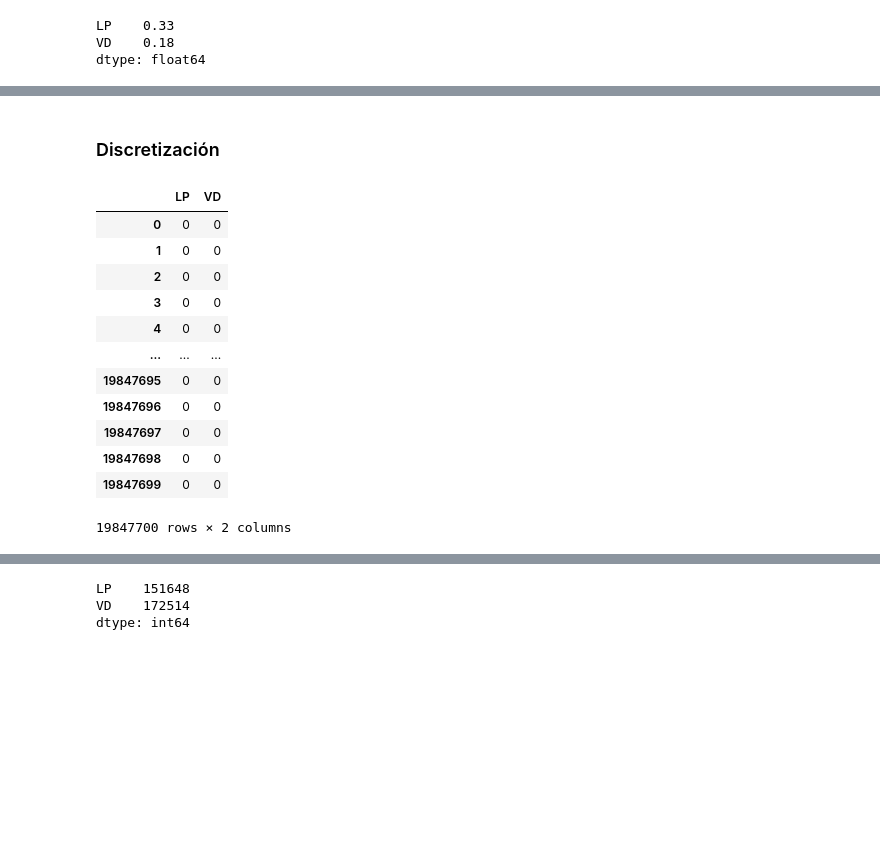
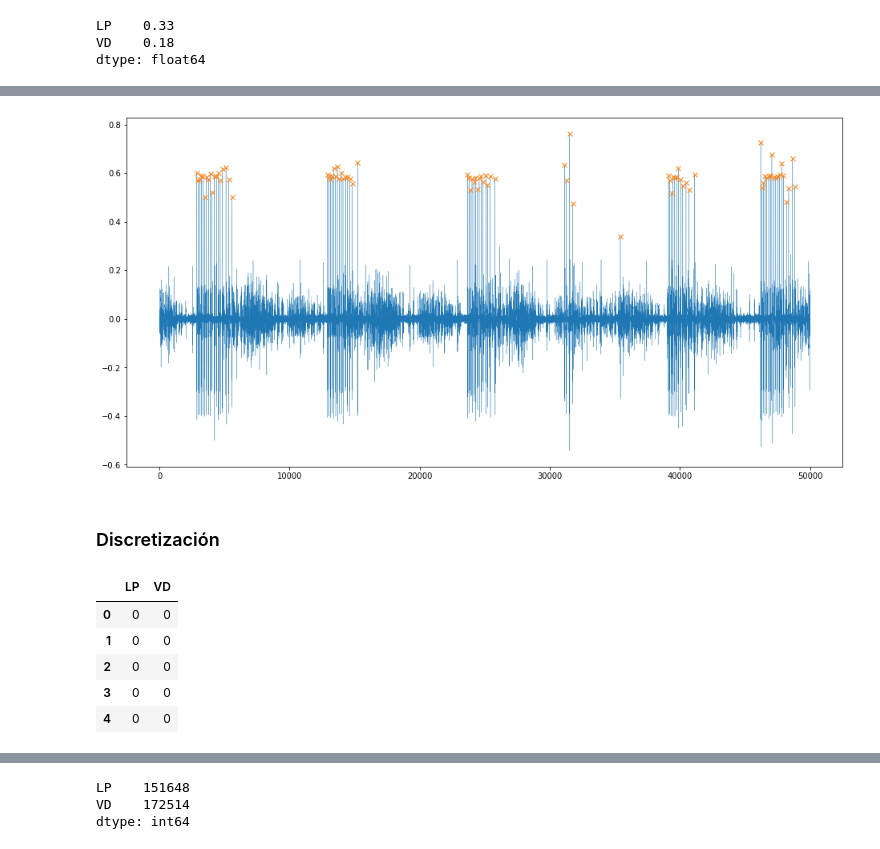
Before and after one commit to glorelvalle/mucd-mg, a Jupyter notebook: ti/analisis_datos.ipynb, the cells around one changed output, grey strips where cells are left out. Cells and saved outputs as stored; diff of their text form; code cells hidden in the pictures; blank space fills up the shorter version.

```diff
--- a/ti/analisis_datos.ipynb
+++ b/ti/analisis_datos.ipynb
@@ -113,3 +130,10 @@ dtype: float64
+# %%
+plt.figure(figsize=(16, 8))
+plt.plot(trozoC.LP[:n], lw=0.3)
+plt.plot(peaks, trozoC.LP[:n][peaks], "x")
+plt.show()
+# %% [output]
+[figure, added]
 # %% [markdown]
 ### Discretización
 # %%
@@ -117,18 +141,11 @@ def discretize(df,threshold):
     return (df>threshold).astype(int)
 # %%
 trozoC_d = discretize(trozoC,threshold)
-trozoC_d
+trozoC_d.head()
 # %% [output]
 |  | LP | VD |
 | 0 | 0 | 0 |
 | 1 | 0 | 0 |
 | 2 | 0 | 0 |
 | 3 | 0 | 0 |
 | 4 | 0 | 0 |
-| ... | ... | ... |
-| 19847695 | 0 | 0 |
-| 19847696 | 0 | 0 |
-| 19847697 | 0 | 0 |
-| 19847698 | 0 | 0 |
-| 19847699 | 0 | 0 |
-19847700 rows × 2 columns
```
Also changed, not shown: parts of 35 cells of this notebook.
